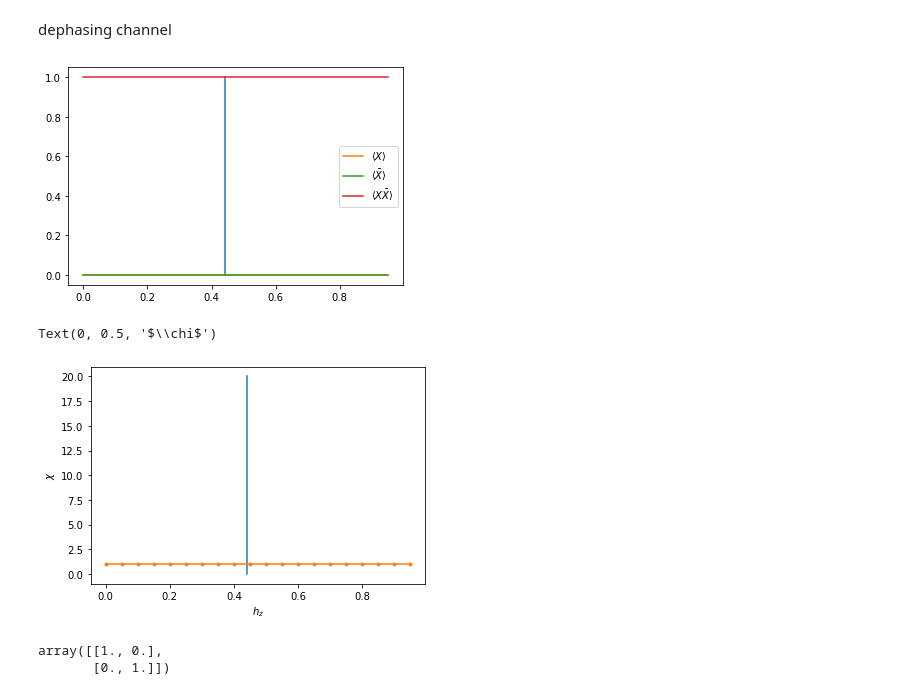
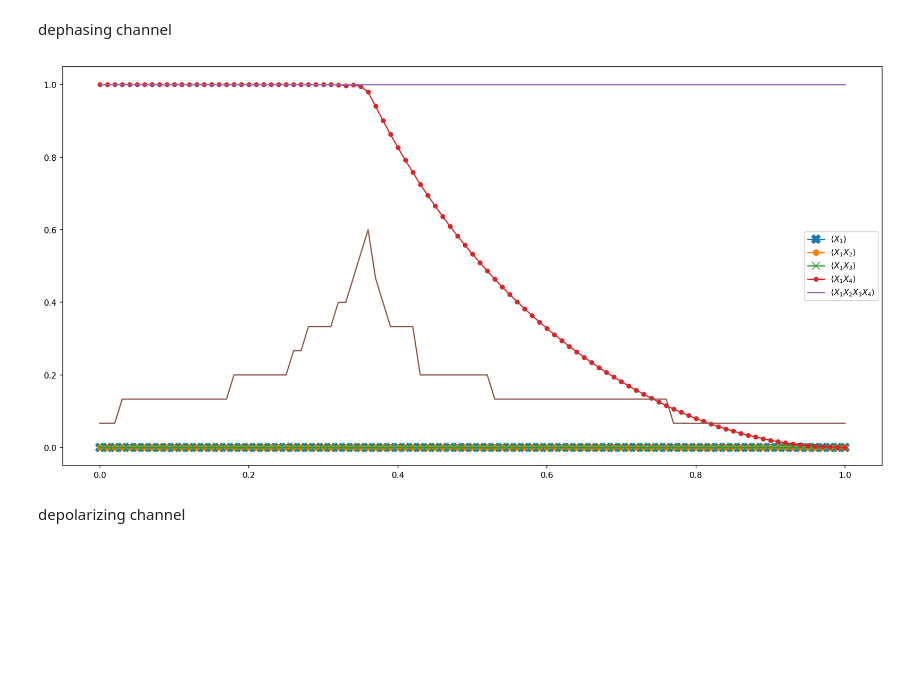
Before and after one commit to Zhuan-pitt/Toric_Code, a Jupyter notebook: quantum_channel.ipynb, the cells around one changed output. Cells and saved outputs as stored; diff of their text form; code cells hidden in the pictures; blank space fills up the shorter version.

Commit message:
add quantum channel

```diff
--- a/quantum_channel.ipynb
+++ b/quantum_channel.ipynb
@@ -6,5 +6,37 @@ import copy
 import iMPS
 from scipy.sparse import linalg
 import funcs
+# %%
+X = np.array([[0,1],[1,0]])
+Id = np.eye(2)
+X1234 = np.zeros([1,1,16,16])
+X1234[0,0,:,:] = np.kron(X,np.kron(X,np.kron(X,X)))
+X12 = np.zeros([1,1,16,16])
+X12[0,0,:,:] = np.kron(X,np.kron(X,np.kron(Id,Id)))
+
+X14= np.zeros([1,1,16,16])
+X14[0,0,:,:] = np.kron(X,np.kron(Id,np.kron(Id,X)))
+
+X13= np.zeros([1,1,16,16])
+X13[0,0,:,:] = np.kron(X,np.kron(Id,np.kron(X,Id)))
+
+X1 = np.zeros([1,1,16,16])
+X1[0,0,:,:] = np.kron(X,np.kron(Id,np.kron(Id,Id)))
+
+
+MPO1234 = iMPS.iMPO()
+MPO1234.construct_from_tensor_list([X1234,X1234])
+
+MPO14 = iMPS.iMPO()
+MPO14.construct_from_tensor_list([X14,X14])
+
+MPO13 = iMPS.iMPO()
+MPO13.construct_from_tensor_list([X13,X13])
+
+MPO12 = iMPS.iMPO()
+MPO12.construct_from_tensor_list([X12,X12])
+
+MPO1 = iMPS.iMPO()
+MPO1.construct_from_tensor_list([X1,X1])
 # %% [markdown]
 dephasing channel
@@ -88,20 +42,0 @@ lam4s = np.real(lam4s)
-# %%
-pyplot.plot([0.5*np.log(np.sqrt(2)+1)]*2,[0.,1])
-
-pyplot.plot(np.arange(0.,1,0.05),lam2s/lam1s,label = '$\langle X \\rangle$')
-pyplot.plot(np.arange(0.,1,0.05),lam3s/lam1s,label = '$\langle \\bar{X}\\rangle$')
-#pyplot.plot(np.arange(0.4,0.5,0.002),lam2s)
-#pyplot.plot(np.arange(0.4,0.5,0.002),lam3s)
-pyplot.plot(np.arange(0.,1,0.05),lam4s/lam1s,label = '$\langle X\\bar{X} \\rangle$')
-pyplot.legend()
-pyplot.show()
-# %% [output]
-[figure, removed]
-# %%
-pyplot.plot([0.5*np.log(np.sqrt(2)+1)]*2,[0,20])
-pyplot.plot(np.arange(0,1,0.05),dims,'.-')
-pyplot.xlabel('$h_z$')
-pyplot.ylabel('$\chi$')
-# %% [output]
-Text(0, 0.5, '$\\chi$')
-[figure, removed]
@@ -115,5 +42,0 @@ dM = np.tensordot(M,M,([1,2],[1,2]))
-# %%
-dM
-# %% [output]
-array([[1., 0.],
-       [0., 1.]])
@@ -119,0 +97,14 @@ array([[1., 0.],
+# %%
+pyplot.figure(figsize=(18,9),dpi = 150)
+pyplot.plot(rng,np.abs(lam1s),'X-',label = '$\langle X_1\\rangle$',markersize=11)
+pyplot.plot(rng,np.abs(lam12s),'o-',label = '$\langle X_1X_2 \\rangle$',markersize=7)
+pyplot.plot(rng,np.abs(lam13s),'x-',label = '$\langle X_1X_3\\rangle$',markersize=10)
+pyplot.plot(rng,np.abs(lam14s),'.-',label = '$\langle X_1X_4\\rangle$',markersize=10)
+pyplot.plot(rng,np.abs(lam1234s),label = '$\langle X_1X_2X_3X_4\\rangle$')
+pyplot.plot(rng,np.array(dims)/15)
+pyplot.legend()
+pyplot.show()
+# %% [output]
+[figure, added]
+# %% [markdown]
+depolarizing channel
```
Also changed, not shown: parts of 9 cells of this notebook, 1 other file.
